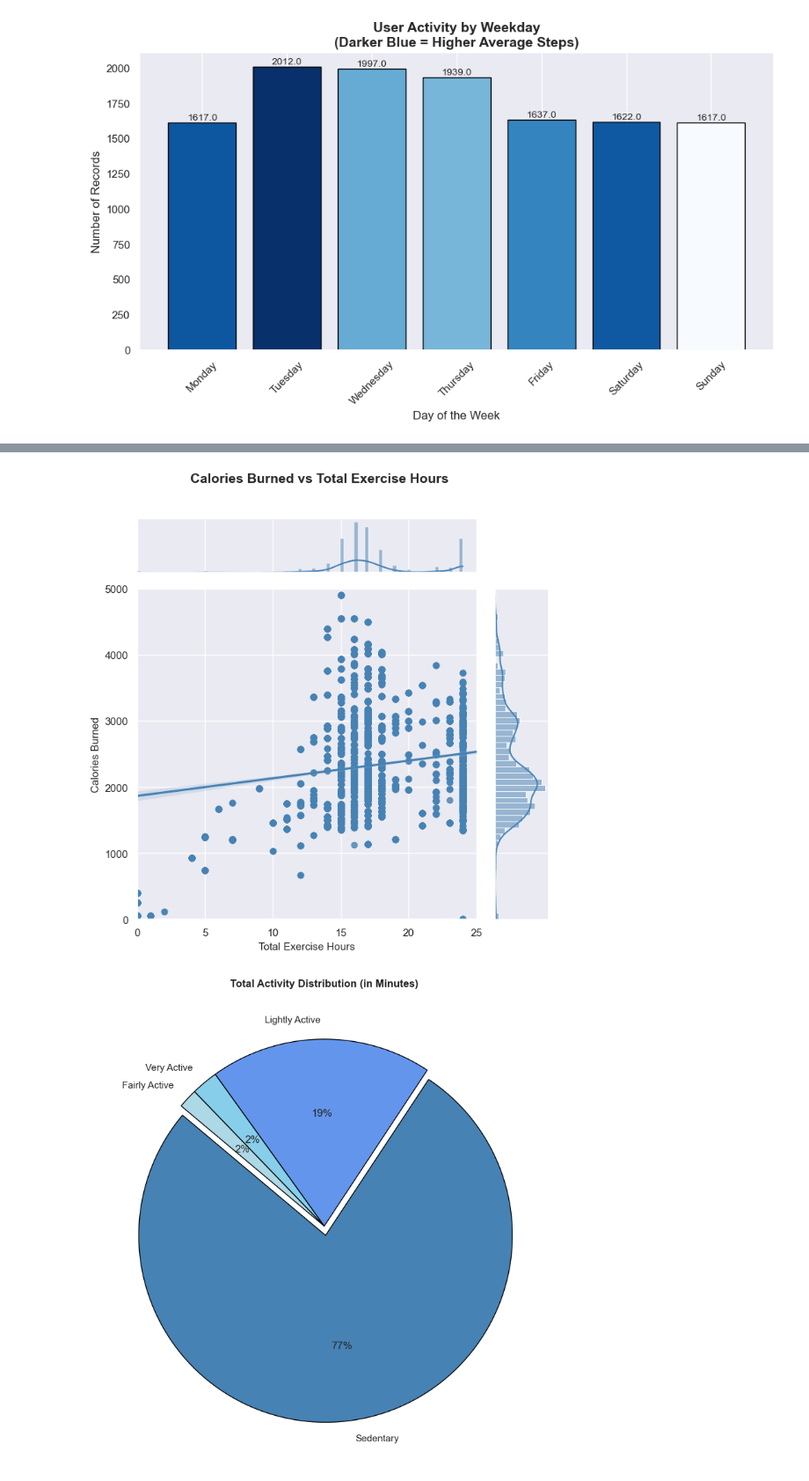
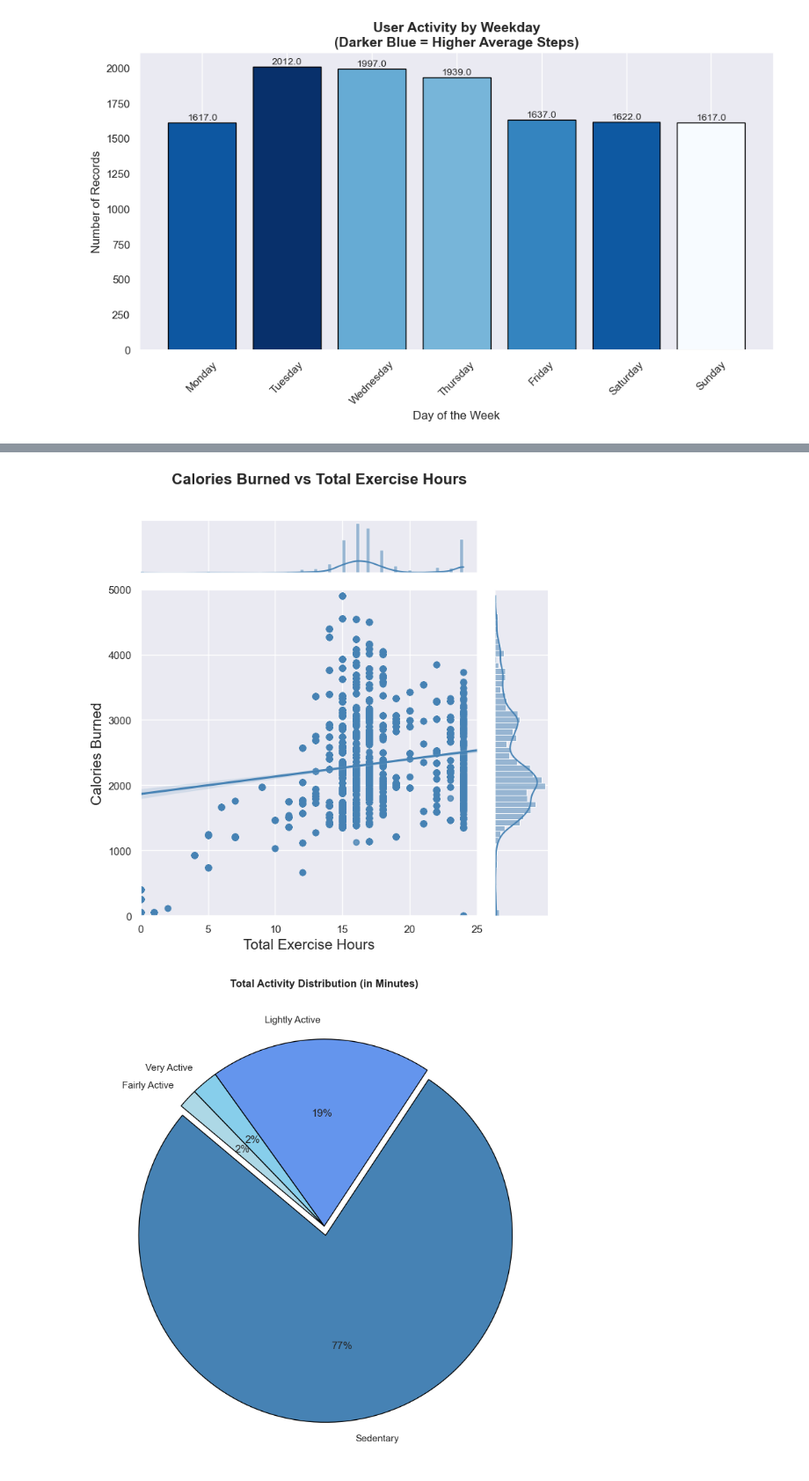
Before and after one commit to SheryllD/Project_SQL_Database, a Jupyter notebook: Data_Wrangling.ipynb, the cells around one changed output, grey strips where cells are left out. Shown at 88% size. Saved outputs shown, nothing was run; the diff lists cells and outputs as text; code cells hidden in the pictures.

```diff
--- a/Data_Wrangling.ipynb
+++ b/Data_Wrangling.ipynb
@@ -653,36 +655,36 @@ plt.show()
 # %%
 # Set the style
 sns.set_theme(style="darkgrid")
 
 # Clean the data
 fitbit_clean = df.dropna(subset=["total_exercise_hours", "calories"])
 
 # Create the jointplot (regression)
 g = sns.jointplot(
     data=fitbit_clean,
     x="total_exercise_hours",
     y="calories",
     kind="reg",
     truncate=False,
     height=7,
     color="steelblue"
 )
 
 # Customise axes
 g.ax_joint.set_xlim(0, 25)
 g.ax_joint.set_ylim(0, 5000)
-g.ax_joint.set_xlabel("Total Exercise Hours", fontsize=11)
-g.ax_joint.set_ylabel("Calories Burned", fontsize=11)
+g.ax_joint.set_xlabel("Total Exercise Hours", fontsize=15)
+g.ax_joint.set_ylabel("Calories Burned", fontsize=15)
 
 # Add a title
-plt.suptitle("Calories Burned vs Total Exercise Hours", fontsize=14, fontweight="bold", y=1.02)
+plt.suptitle("Calories Burned vs Total Exercise Hours", fontsize=16, fontweight="bold", y=1.02)
 plt.tight_layout()
 
 # Save the plot
 plt.savefig("Data_visuals/Dataset_visuals_Fitbit/Calories_vs_Total_exercise_hours.png", dpi=300)
 plt.show()
 # %% [output]
-[figure, old version]
+[figure, new version]
 # %%
 # calculating total of individual minutes column
 # Step 1: Sum minutes across activity levels
```
Also changed, not shown: parts of 2 cells of this notebook, 3 other files.
